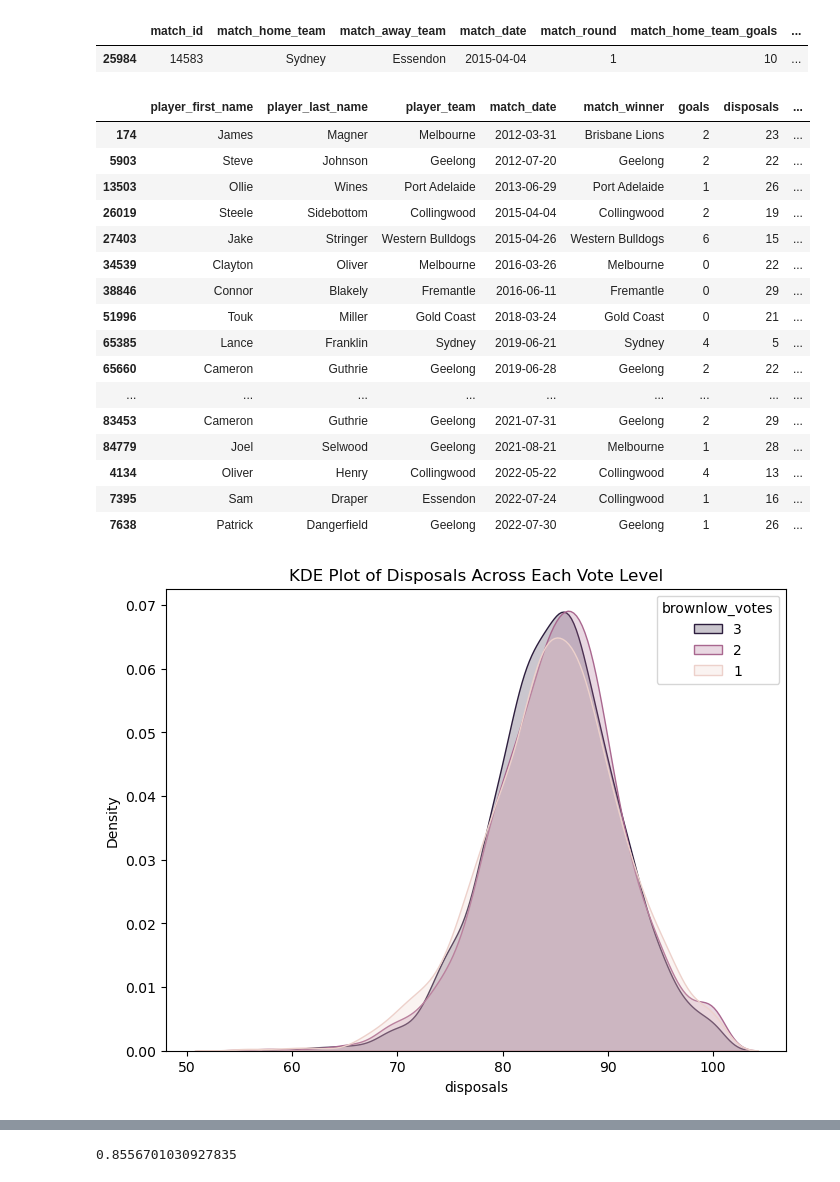
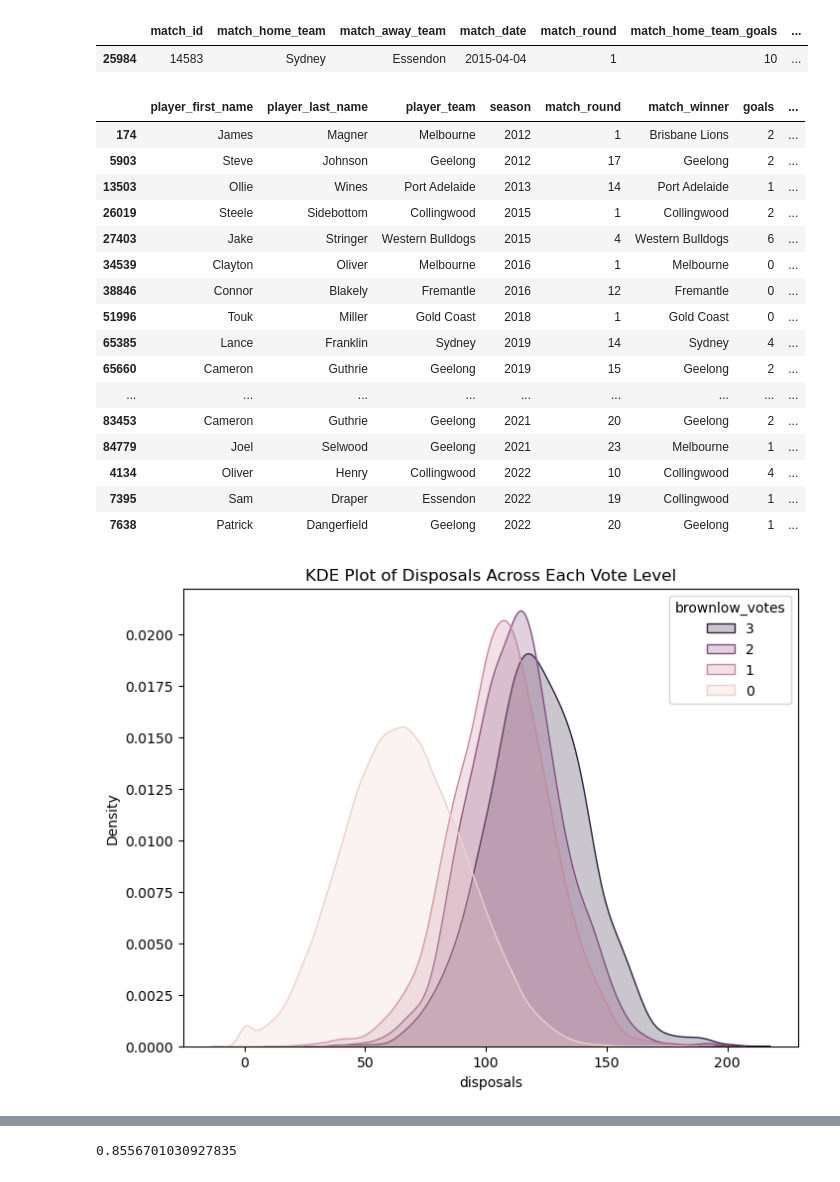
Before and after one commit to Neverknowwhattoput/My-Brownlow-Predictor, a Jupyter notebook: notebooks/EDA.ipynb, the cells around one changed output, grey strips where cells are left out. Drawn from its saved outputs; the diff is of its cells as text; code cells hidden in the pictures.

```diff
--- a/notebooks/EDA.ipynb
+++ b/notebooks/EDA.ipynb
@@ -3,7 +9,7 @@ import pandas as pd
 import seaborn as sns
 import matplotlib.pyplot as plt
 # %%
-df = pd.read_parquet('../data/curated/clean_stats_13-22')
+df = pd.read_parquet('../data/raw/cleaned_stats_12-22_fixed_bv.parquet')
 # %%
 df.columns
 # %% [output]
@@ -130,33 +144,33 @@ with pd.option_context('display.max_columns', 160):
 # %%
 polled.query('time_on_ground_percentage < 65')[columns]
 # %% [output]
-|  | player_first_name | player_last_name | player_team | match_date | match_winner | goals | disposals | ... |
-| 174 | James | Magner | Melbourne | 2012-03-31 | Brisbane Lions | 2 | 23 | ... |
-| 5903 | Steve | Johnson | Geelong | 2012-07-20 | Geelong | 2 | 22 | ... |
-| 13503 | Ollie | Wines | Port Adelaide | 2013-06-29 | Port Adelaide | 1 | 26 | ... |
-| 26019 | Steele | Sidebottom | Collingwood | 2015-04-04 | Collingwood | 2 | 19 | ... |
-| 27403 | Jake | Stringer | Western Bulldogs | 2015-04-26 | Western Bulldogs | 6 | 15 | ... |
-| 34539 | Clayton | Oliver | Melbourne | 2016-03-26 | Melbourne | 0 | 22 | ... |
-| 38846 | Connor | Blakely | Fremantle | 2016-06-11 | Fremantle | 0 | 29 | ... |
-| 51996 | Touk | Miller | Gold Coast | 2018-03-24 | Gold Coast | 0 | 21 | ... |
-| 65385 | Lance | Franklin | Sydney | 2019-06-21 | Sydney | 4 | 5 | ... |
-| 65660 | Cameron | Guthrie | Geelong | 2019-06-28 | Geelong | 2 | 22 | ... |
+|  | player_first_name | player_last_name | player_team | season | match_round | match_winner | goals | ... |
+| 174 | James | Magner | Melbourne | 2012 | 1 | Brisbane Lions | 2 | ... |
+| 5903 | Steve | Johnson | Geelong | 2012 | 17 | Geelong | 2 | ... |
+| 13503 | Ollie | Wines | Port Adelaide | 2013 | 14 | Port Adelaide | 1 | ... |
+| 26019 | Steele | Sidebottom | Collingwood | 2015 | 1 | Collingwood | 2 | ... |
+| 27403 | Jake | Stringer | Western Bulldogs | 2015 | 4 | Western Bulldogs | 6 | ... |
+| 34539 | Clayton | Oliver | Melbourne | 2016 | 1 | Melbourne | 0 | ... |
+| 38846 | Connor | Blakely | Fremantle | 2016 | 12 | Fremantle | 0 | ... |
+| 51996 | Touk | Miller | Gold Coast | 2018 | 1 | Gold Coast | 0 | ... |
+| 65385 | Lance | Franklin | Sydney | 2019 | 14 | Sydney | 4 | ... |
+| 65660 | Cameron | Guthrie | Geelong | 2019 | 15 | Geelong | 2 | ... |
 | ... | ... | ... | ... | ... | ... | ... | ... | ... |
-| 83453 | Cameron | Guthrie | Geelong | 2021-07-31 | Geelong | 2 | 29 | ... |
-| 84779 | Joel | Selwood | Geelong | 2021-08-21 | Melbourne | 1 | 28 | ... |
-| 4134 | Oliver | Henry | Collingwood | 2022-05-22 | Collingwood | 4 | 13 | ... |
-| 7395 | Sam | Draper | Essendon | 2022-07-24 | Collingwood | 1 | 16 | ... |
-| 7638 | Patrick | Dangerfield | Geelong | 2022-07-30 | Geelong | 1 | 26 | ... |
+| 83453 | Cameron | Guthrie | Geelong | 2021 | 20 | Geelong | 2 | ... |
+| 84779 | Joel | Selwood | Geelong | 2021 | 23 | Melbourne | 1 | ... |
+| 4134 | Oliver | Henry | Collingwood | 2022 | 10 | Collingwood | 4 | ... |
+| 7395 | Sam | Draper | Essendon | 2022 | 19 | Collingwood | 1 | ... |
+| 7638 | Patrick | Dangerfield | Geelong | 2022 | 20 | Geelong | 1 | ... |
 # %%
 plt.figure(figsize=(8, 6))
 
-sns.kdeplot(data=polled, x='time_on_ground_percentage', hue='brownlow_votes', fill=True, common_norm=False)
+sns.kdeplot(data=df, x='afl_fantasy_score', hue='brownlow_votes', fill=True, common_norm=False)
 plt.title('KDE Plot of Disposals Across Each Vote Level')
 plt.xlabel('disposals')
 plt.ylabel('Density')
 plt.legend([3,2,1,0], title='brownlow_votes')
 plt.show()
 # %% [output]
-[figure, old version]
+[figure, new version]
 # %%
 # players poll 80% of the time when they achieve 5 or more goals in a match
```
Also changed, not shown: parts of 13 cells of this notebook.
